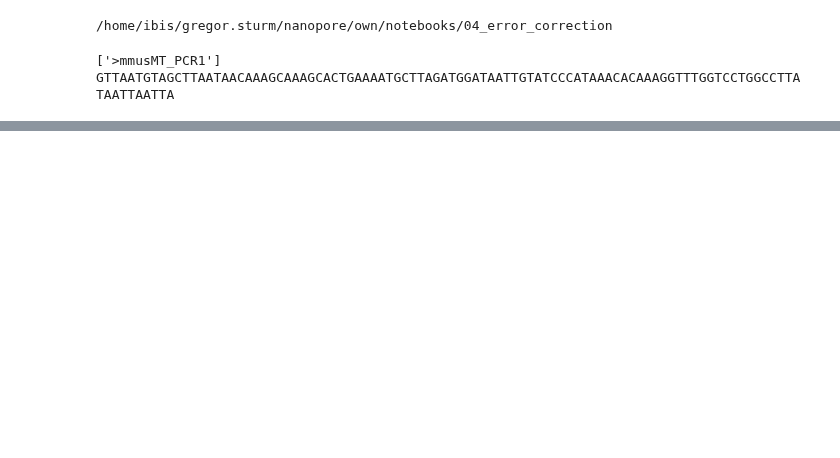
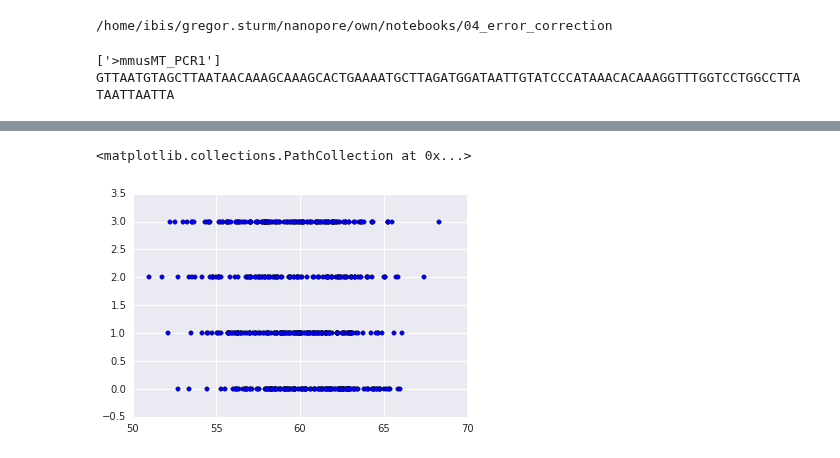
Before and after one commit to grst/nanopore-notebooks, a Jupyter notebook: 04_error_correction/context-features.ipynb, the cells around one changed output, grey strips where cells are left out. Cells and saved outputs as stored; diff of their text form; code cells hidden in the pictures; blank space fills up the shorter version.

```diff
--- a/04_error_correction/context-features.ipynb
+++ b/04_error_correction/context-features.ipynb
@@ -42,12 +48,12 @@ def get_context(event, start, end):
 def get_context_before(event, n):
     """get n nucleotides before the start of the kmer"""
     length = len(event["kmer"])
-    offset = -floor(length/2)
+    offset = int(-floor(length/2))
     return get_context(event, -n+offset, offset)
 
 def get_context_after(event, n):
     length = len(event["kmer"])
-    offset = floor(length/2) + 1
+    offset = int(floor(length/2) + 1)
     return get_context(event, offset, offset+n)
 # %%
 test_event = true_events[0]
@@ -71,0 +104,6 @@ GTTATACCTCTTAGGGTTGGTAAATTTCGTGCCAGCCACCGCGGT
+# %%
+fig, ax = subplots()
+ax.scatter(means, nt_before)
+# %% [output]
+<matplotlib.collections.PathCollection at 0x...>
+[figure, added]
```
Also changed, not shown: parts of 10 cells of this notebook, 4 other files.
